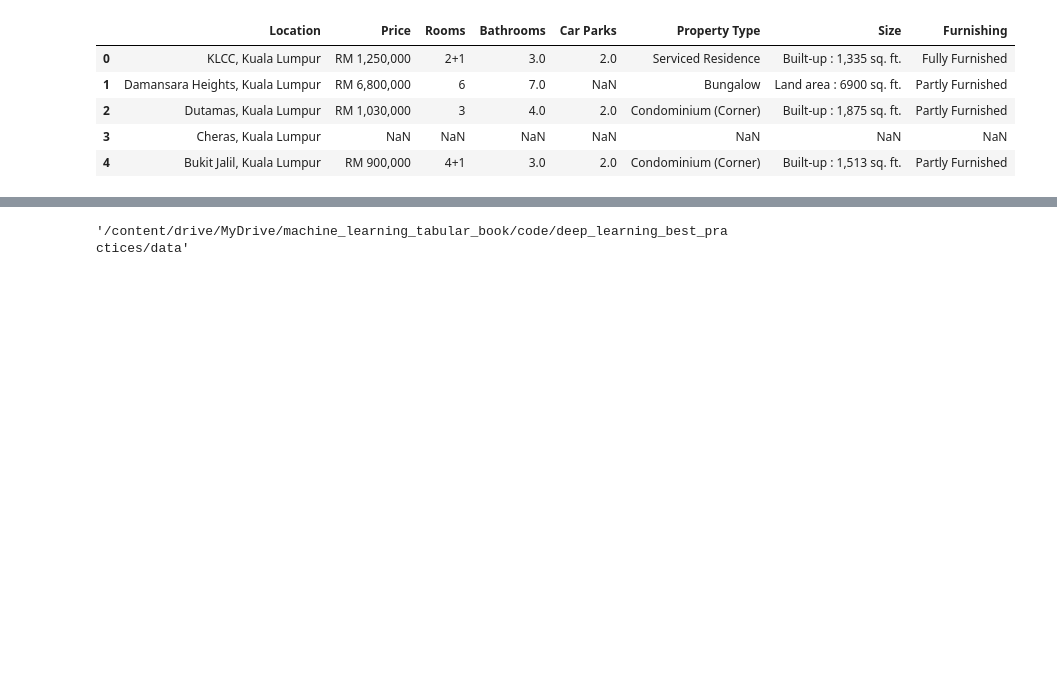
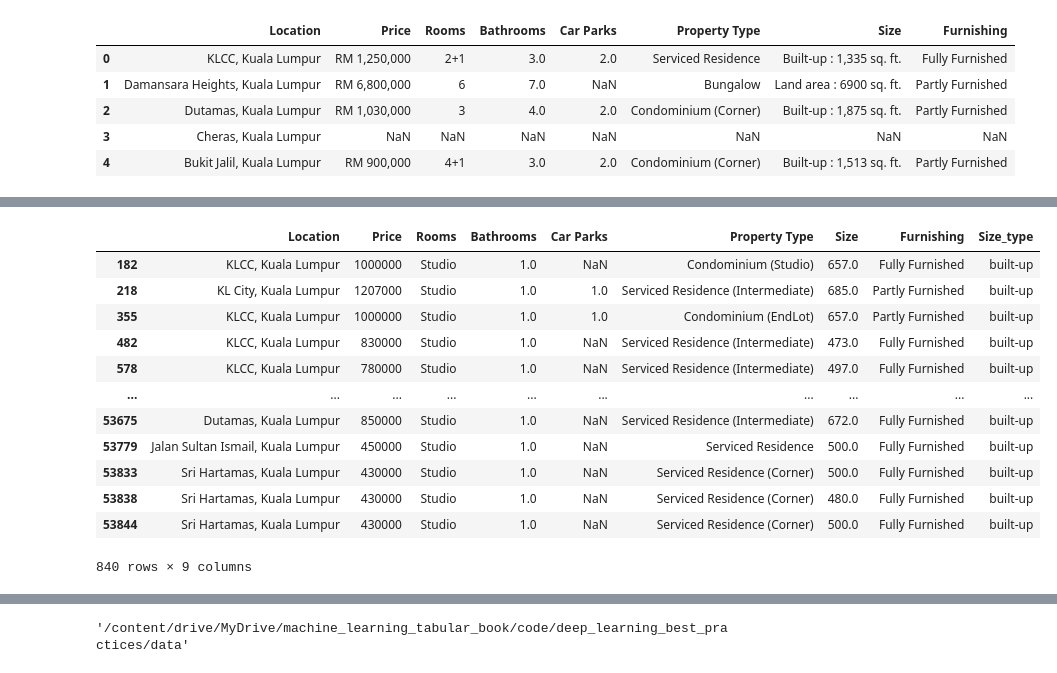
Before and after one commit to ryanmark1867/deep_learning_best_practices, a Jupyter notebook: notebooks/data_preparation.ipynb, the cells around one changed output, grey strips where cells are left out. Cells and saved outputs as stored; diff of their text form; code cells hidden in the pictures; blank space fills up the shorter version.

```diff
--- a/notebooks/data_preparation.ipynb
+++ b/notebooks/data_preparation.ipynb
@@ -369,4 +451,22 @@ shape  (52309, 9)
 | 2 | Dutamas, Kuala Lumpur | 1030000 | 3 | 4.0 | 2.0 | Condominium (Corner) | 1875.0 | Partly Furnished | built-up |
 | 4 | Bukit Jalil, Kuala Lumpur | 900000 | 4+1 | 3.0 | 2.0 | Condominium (Corner) | 1513.0 | Partly Furnished | built-up |
 | 5 | Taman Tun Dr Ismail, Kuala Lumpur | 5350000 | 4+2 | 5.0 | 4.0 | Bungalow | 7200.0 | Partly Furnished | land area |
+# %%
+rows = df.loc[df['Rooms'] == 'Studio']
+# %%
+rows
+# %% [output]
+|  | Location | Price | Rooms | Bathrooms | Car Parks | Property Type | Size | Furnishing | Size_type |
+| 182 | KLCC, Kuala Lumpur | 1000000 | Studio | 1.0 | NaN | Condominium (Studio) | 657.0 | Fully Furnished | built-up |
+| 218 | KL City, Kuala Lumpur | 1207000 | Studio | 1.0 | 1.0 | Serviced Residence (Intermediate) | 685.0 | Partly Furnished | built-up |
+| 355 | KLCC, Kuala Lumpur | 1000000 | Studio | 1.0 | 1.0 | Condominium (EndLot) | 657.0 | Partly Furnished | built-up |
+| 482 | KLCC, Kuala Lumpur | 830000 | Studio | 1.0 | NaN | Serviced Residence (Intermediate) | 473.0 | Fully Furnished | built-up |
+| 578 | KLCC, Kuala Lumpur | 780000 | Studio | 1.0 | NaN | Serviced Residence (Intermediate) | 497.0 | Fully Furnished | built-up |
+| ... | ... | ... | ... | ... | ... | ... | ... | ... | ... |
+| 53675 | Dutamas, Kuala Lumpur | 850000 | Studio | 1.0 | NaN | Serviced Residence (Intermediate) | 672.0 | Fully Furnished | built-up |
+| 53779 | Jalan Sultan Ismail, Kuala Lumpur | 450000 | Studio | 1.0 | NaN | Serviced Residence | 500.0 | Fully Furnished | built-up |
+| 53833 | Sri Hartamas, Kuala Lumpur | 430000 | Studio | 1.0 | NaN | Serviced Residence (Corner) | 500.0 | Fully Furnished | built-up |
+| 53838 | Sri Hartamas, Kuala Lumpur | 430000 | Studio | 1.0 | NaN | Serviced Residence (Corner) | 480.0 | Fully Furnished | built-up |
+| 53844 | Sri Hartamas, Kuala Lumpur | 430000 | Studio | 1.0 | NaN | Serviced Residence (Corner) | 500.0 | Fully Furnished | built-up |
+840 rows × 9 columns
 # %%
```
Also changed, not shown: parts of 15 cells of this notebook, 1 other file.
